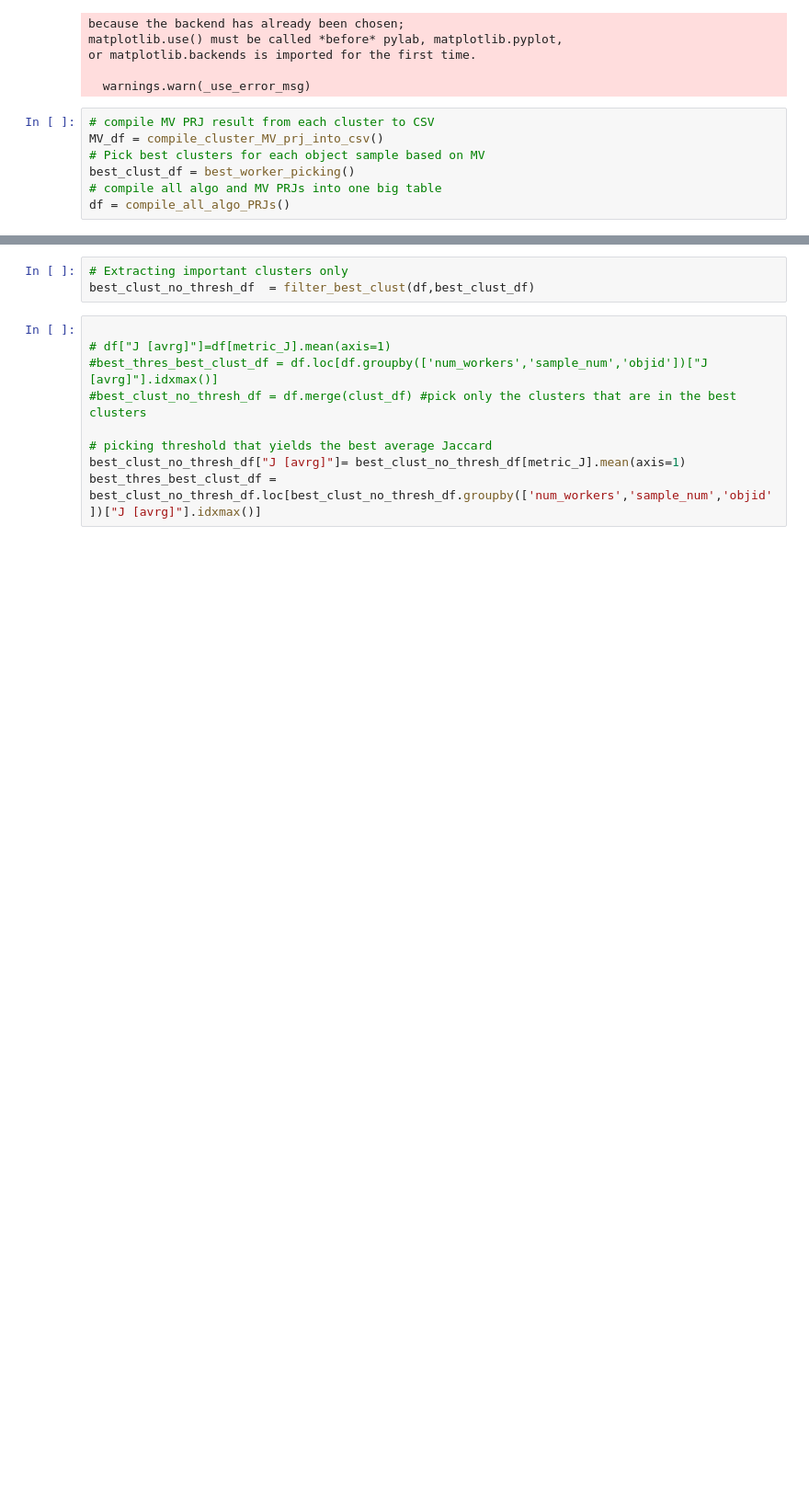
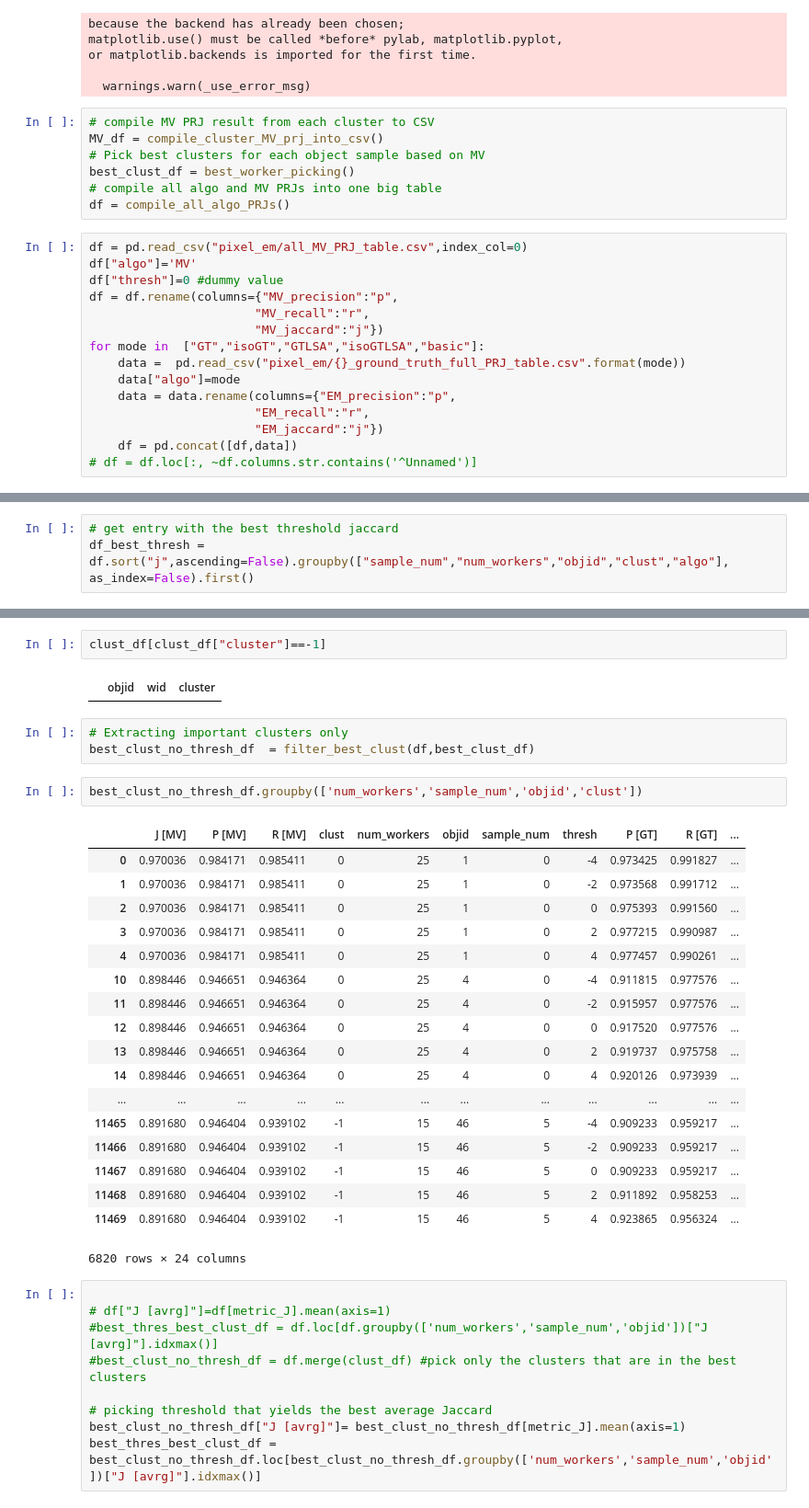
Before and after one commit to cognoscentai/segmentation, a Jupyter notebook: ipynb/PixelBasedGroundTruthExperiment-WithCluster.ipynb, the cells around one changed output, grey strips where cells are left out. Shown: that part at 92% size. Cells and saved outputs as stored; diff of their text form; blank space fills up the shorter version.

Commit message:
best thres jaccard

```diff
--- a/ipynb/PixelBasedGroundTruthExperiment-WithCluster.ipynb
+++ b/ipynb/PixelBasedGroundTruthExperiment-WithCluster.ipynb
@@ -22,3 +22,18 @@ MV_df = compile_cluster_MV_prj_into_csv()
 best_clust_df = best_worker_picking()
 # compile all algo and MV PRJs into one big table
 df = compile_all_algo_PRJs()
+# %%
+df = pd.read_csv("pixel_em/all_MV_PRJ_table.csv",index_col=0)
+df["algo"]='MV'
+df["thresh"]=0 #dummy value
+df = df.rename(columns={"MV_precision":"p",
+                       "MV_recall":"r",
+                       "MV_jaccard":"j"})
+for mode in  ["GT","isoGT","GTLSA","isoGTLSA","basic"]:
+    data =  pd.read_csv("pixel_em/{}_ground_truth_full_PRJ_table.csv".format(mode))
+    data["algo"]=mode
+    data = data.rename(columns={"EM_precision":"p",
+                       "EM_recall":"r",
+                       "EM_jaccard":"j"})
+    df = pd.concat([df,data])
+# df = df.loc[:, ~df.columns.str.contains('^Unnamed')]
@@ -24,0 +48,3 @@ df = compile_all_algo_PRJs()
+# %%
+# get entry with the best threshold jaccard
+df_best_thresh = df.sort("j",ascending=False).groupby(["sample_num","num_workers","objid","clust","algo"], as_index=False).first()
@@ -25,6 +97,31 @@ df = compile_all_algo_PRJs()
+# %%
+clust_df[clust_df["cluster"]==-1]
+# %% [output]
+|  | objid | wid | cluster |
 # %%
 # Extracting important clusters only
 best_clust_no_thresh_df  = filter_best_clust(df,best_clust_df)
+# %%
+best_clust_no_thresh_df.groupby(['num_workers','sample_num','objid','clust'])
+# %% [output]
+|  | J [MV] | P [MV] | R [MV] | clust | num_workers | objid | sample_num | thresh | P [GT] | R [GT] | ... |
+| 0 | 0.970036 | 0.984171 | 0.985411 | 0 | 25 | 1 | 0 | -4 | 0.973425 | 0.991827 | ... |
+| 1 | 0.970036 | 0.984171 | 0.985411 | 0 | 25 | 1 | 0 | -2 | 0.973568 | 0.991712 | ... |
+| 2 | 0.970036 | 0.984171 | 0.985411 | 0 | 25 | 1 | 0 | 0 | 0.975393 | 0.991560 | ... |
+| 3 | 0.970036 | 0.984171 | 0.985411 | 0 | 25 | 1 | 0 | 2 | 0.977215 | 0.990987 | ... |
+| 4 | 0.970036 | 0.984171 | 0.985411 | 0 | 25 | 1 | 0 | 4 | 0.977457 | 0.990261 | ... |
+| 10 | 0.898446 | 0.946651 | 0.946364 | 0 | 25 | 4 | 0 | -4 | 0.911815 | 0.977576 | ... |
+| 11 | 0.898446 | 0.946651 | 0.946364 | 0 | 25 | 4 | 0 | -2 | 0.915957 | 0.977576 | ... |
+| 12 | 0.898446 | 0.946651 | 0.946364 | 0 | 25 | 4 | 0 | 0 | 0.917520 | 0.977576 | ... |
+| 13 | 0.898446 | 0.946651 | 0.946364 | 0 | 25 | 4 | 0 | 2 | 0.919737 | 0.975758 | ... |
+| 14 | 0.898446 | 0.946651 | 0.946364 | 0 | 25 | 4 | 0 | 4 | 0.920126 | 0.973939 | ... |
+| ... | ... | ... | ... | ... | ... | ... | ... | ... | ... | ... | ... |
+| 11465 | 0.891680 | 0.946404 | 0.939102 | -1 | 15 | 46 | 5 | -4 | 0.909233 | 0.959217 | ... |
+| 11466 | 0.891680 | 0.946404 | 0.939102 | -1 | 15 | 46 | 5 | -2 | 0.909233 | 0.959217 | ... |
+| 11467 | 0.891680 | 0.946404 | 0.939102 | -1 | 15 | 46 | 5 | 0 | 0.909233 | 0.959217 | ... |
+| 11468 | 0.891680 | 0.946404 | 0.939102 | -1 | 15 | 46 | 5 | 2 | 0.911892 | 0.958253 | ... |
+| 11469 | 0.891680 | 0.946404 | 0.939102 | -1 | 15 | 46 | 5 | 4 | 0.923865 | 0.956324 | ... |
+6820 rows × 24 columns
 # %%
 
 # df["J [avrg]"]=df[metric_J].mean(axis=1)
```
Also changed, not shown: parts of 12 cells of this notebook, 1 other file.
